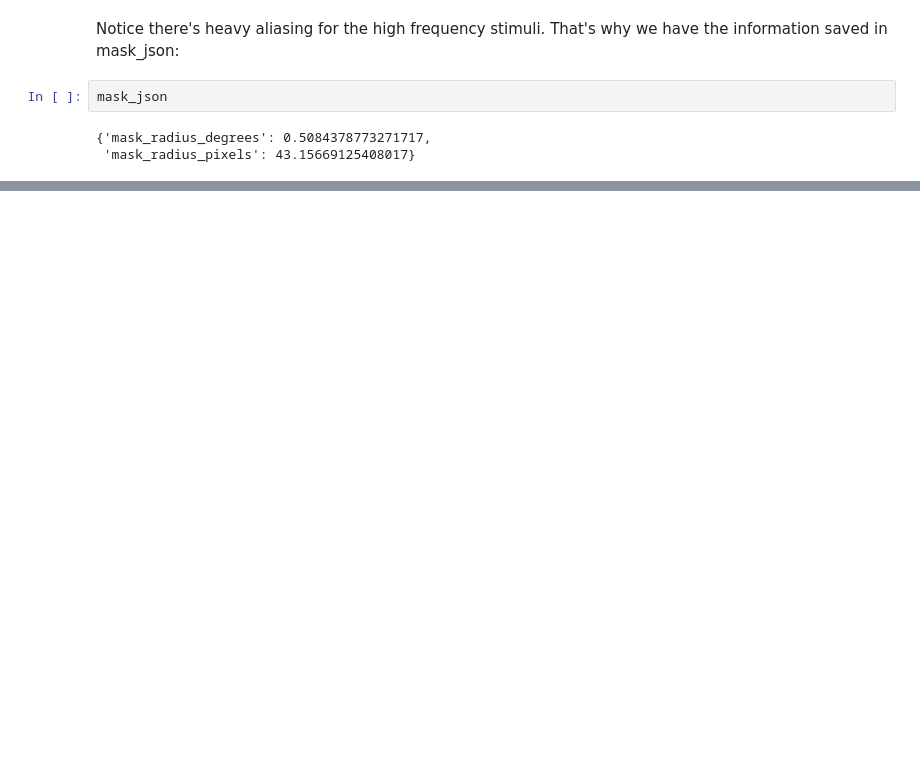
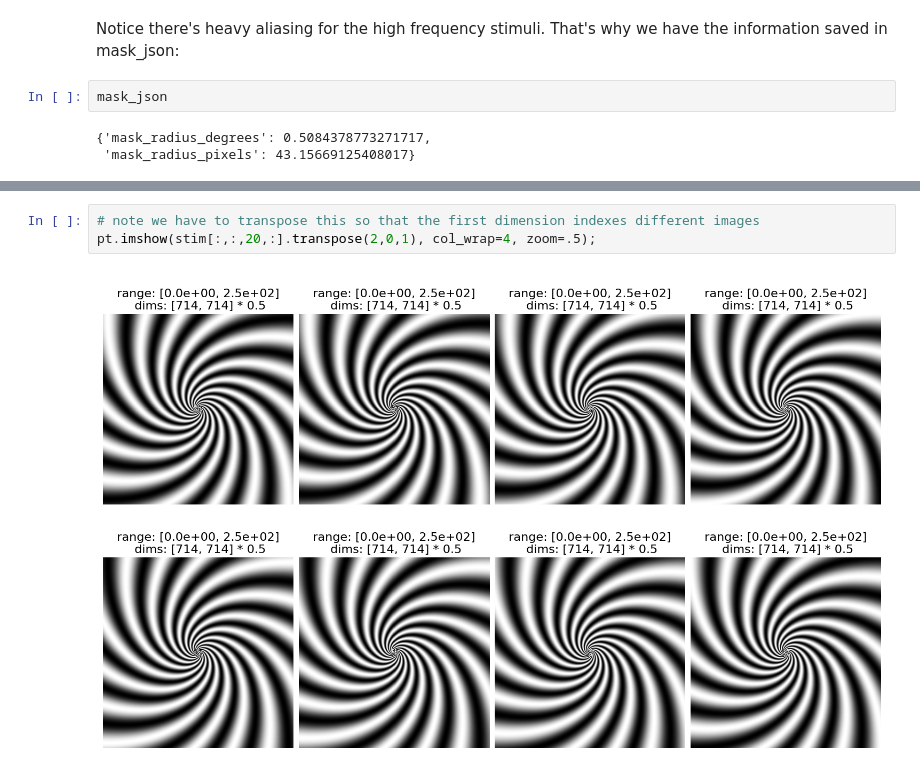
Before and after one commit to billbrod/spatial-frequency-stimuli, a Jupyter notebook: Tutorial.ipynb, the cells around one changed output, grey strips where cells are left out. Drawn from its saved outputs; the diff is of its cells as text; blank space fills up the shorter version.

```diff
--- a/Tutorial.ipynb
+++ b/Tutorial.ipynb
@@ -192,0 +209,5 @@ pt.imshow([i for i in stim[200:204]], col_wrap=4, zoom=.5);
+# %%
+# note we have to transpose this so that the first dimension indexes different images
+pt.imshow(stim[:,:,20,:].transpose(2,0,1), col_wrap=4, zoom=.5);
+# %% [output]
+[figure, added]
```
Also changed, not shown: parts of 18 cells of this notebook.
